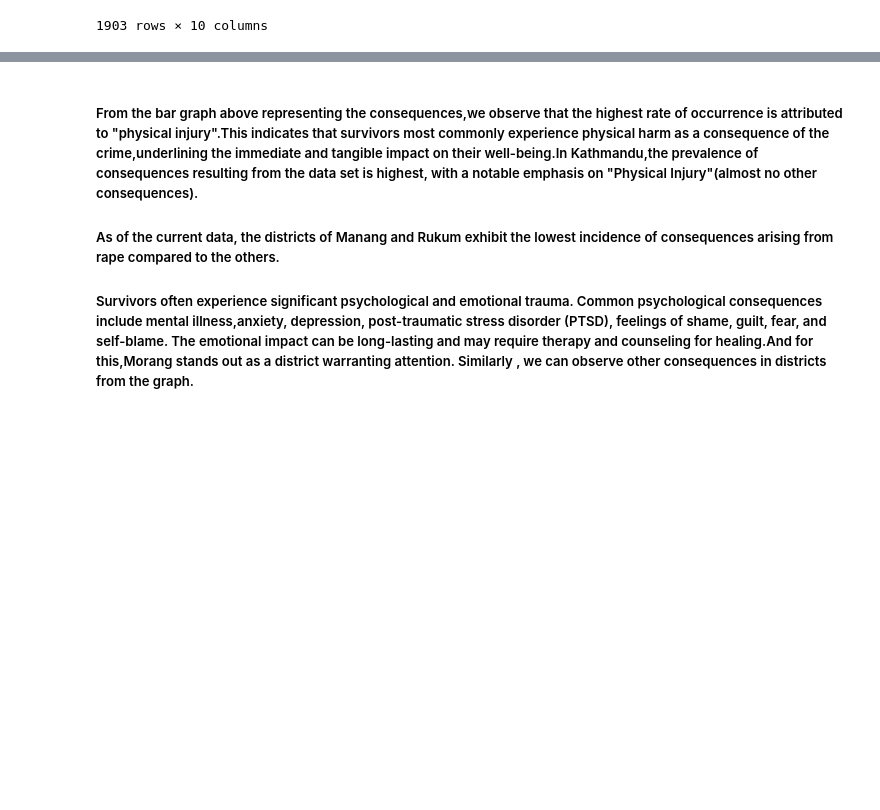
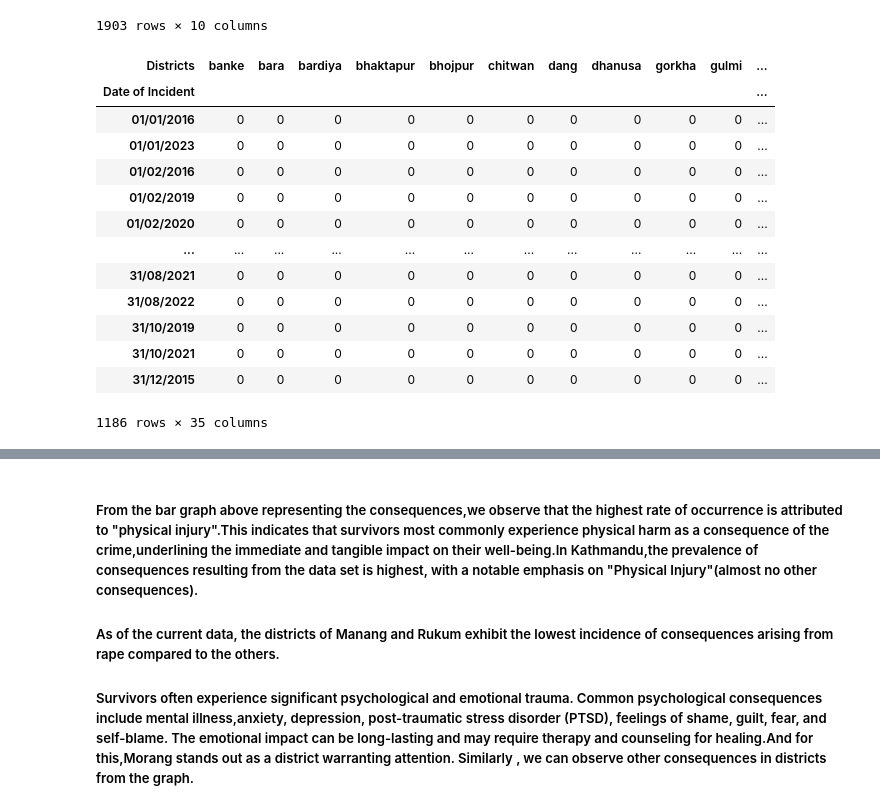
Before and after one commit to bses-codes/FightBack, a Jupyter notebook: fiii.ipynb, the cells around one changed output, grey strips where cells are left out. Saved outputs shown, nothing was run; the diff lists cells and outputs as text; code cells hidden in the pictures; blank space fills up the shorter version.

```diff
--- a/fiii.ipynb
+++ b/fiii.ipynb
@@ -211,3 +211,20 @@ count_data = df.groupby(['Districts', 'Consequences of the attack']).size().unst
+# %%
+count_data
+# %% [output]
+| Districts | banke | bara | bardiya | bhaktapur | bhojpur | chitwan | dang | dhanusa | gorkha | gulmi | ... |
+| Date of Incident |  |  |  |  |  |  |  |  |  |  | ... |
+| 01/01/2016 | 0 | 0 | 0 | 0 | 0 | 0 | 0 | 0 | 0 | 0 | ... |
+| 01/01/2023 | 0 | 0 | 0 | 0 | 0 | 0 | 0 | 0 | 0 | 0 | ... |
+| 01/02/2016 | 0 | 0 | 0 | 0 | 0 | 0 | 0 | 0 | 0 | 0 | ... |
+| 01/02/2019 | 0 | 0 | 0 | 0 | 0 | 0 | 0 | 0 | 0 | 0 | ... |
+| 01/02/2020 | 0 | 0 | 0 | 0 | 0 | 0 | 0 | 0 | 0 | 0 | ... |
+| ... | ... | ... | ... | ... | ... | ... | ... | ... | ... | ... | ... |
+| 31/08/2021 | 0 | 0 | 0 | 0 | 0 | 0 | 0 | 0 | 0 | 0 | ... |
+| 31/08/2022 | 0 | 0 | 0 | 0 | 0 | 0 | 0 | 0 | 0 | 0 | ... |
+| 31/10/2019 | 0 | 0 | 0 | 0 | 0 | 0 | 0 | 0 | 0 | 0 | ... |
+| 31/10/2021 | 0 | 0 | 0 | 0 | 0 | 0 | 0 | 0 | 0 | 0 | ... |
+| 31/12/2015 | 0 | 0 | 0 | 0 | 0 | 0 | 0 | 0 | 0 | 0 | ... |
+1186 rows × 35 columns
 # %%
 count_data.plot(kind='bar', stacked=True, figsize=(20, 6))
 plt.xlabel('Districts')
```
Also changed, not shown: parts of 4 cells of this notebook, 1 other file.
